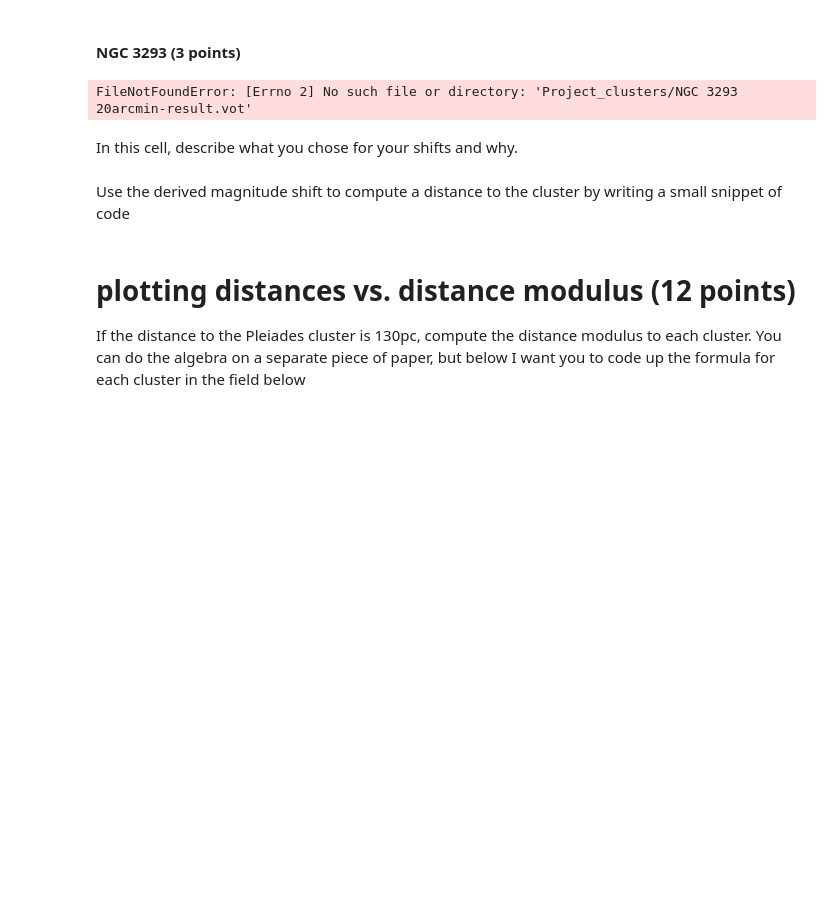
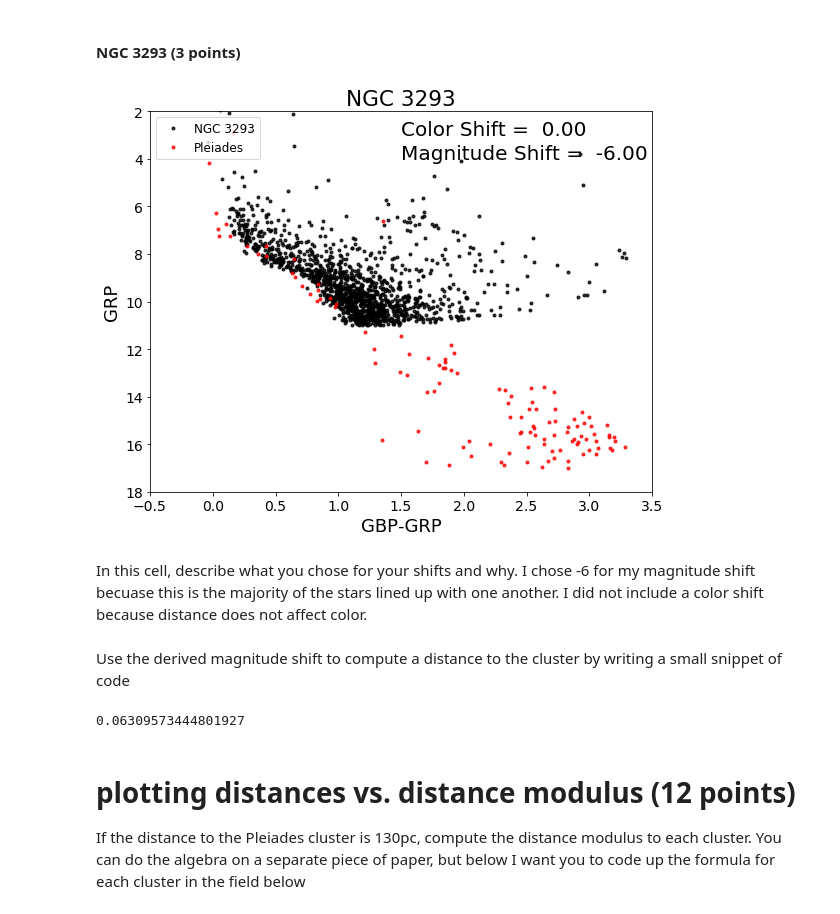
Before and after one commit to JesseGarcia24/CMD_distmod_student, a Jupyter notebook: cluster_plot_student.ipynb, the cells around one changed output. Drawn from its saved outputs; the diff is of its cells as text; code cells hidden in the pictures; blank space fills up the shorter version.

```diff
--- a/cluster_plot_student.ipynb
+++ b/cluster_plot_student.ipynb
@@ -109,11 +109,11 @@ SyntaxError: invalid syntax (<ipython-input-95-485e5c8bfd8e>, line 6)
 # %% [markdown]
 #### NGC 3293  (3 points)
 # %%
-cp.cmdplot(clustname='NGC 3293',magshift=-3.5,colshift=0.0)
+cp.cmdplot(clustname='NGC 3293',magshift=-6,colshift=0.0)
 # %% [output]
-FileNotFoundError: [Errno 2] No such file or directory: 'Project_clusters/NGC 3293 20arcmin-result.vot'
+[figure, added]
-# %% [markdown]
-In this cell, describe what you chose for your shifts and why.
+# %% [markdown]
+In this cell, describe what you chose for your shifts and why.  I chose -6  for my magnitude shift becuase this is the majority of the stars lined up with one another. I did not include a color shift because distance does not affect color.
 # %% [markdown]
 Use the derived magnitude shift to compute a distance to the cluster by writing a small snippet of code
 # %%
@@ -122,12 +122,14 @@ Use the derived magnitude shift to compute a distance to the cluster by writing
 #### Write code here.
 
 # enter your calculated shift here
-shift_ngc3293 =
+shift_ngc3293 = -6
 
 # Assuming the distance to M45 is 130pc write an code expression that converts your shift into the ratio of the distances
 #the Pleiades to this cluster
-dist_ratio_ngc3293 =
+dist_ratio_ngc3293 = 130/(10**(-(shift_ngc3293-5*np.log10(13))/5)*10)
 print(dist_ratio_ngc3293)
+# %% [output]
+0.06309573444801927
 # %% [markdown]
 # plotting distances vs. distance modulus  (12 points)
 If the distance to the Pleiades cluster is 130pc, compute the distance modulus to each cluster.  You can do the algebra on a separate piece of paper, but below I want you to code up the formula for each cluster in the field below
```
Also changed, not shown: parts of 17 cells of this notebook.
